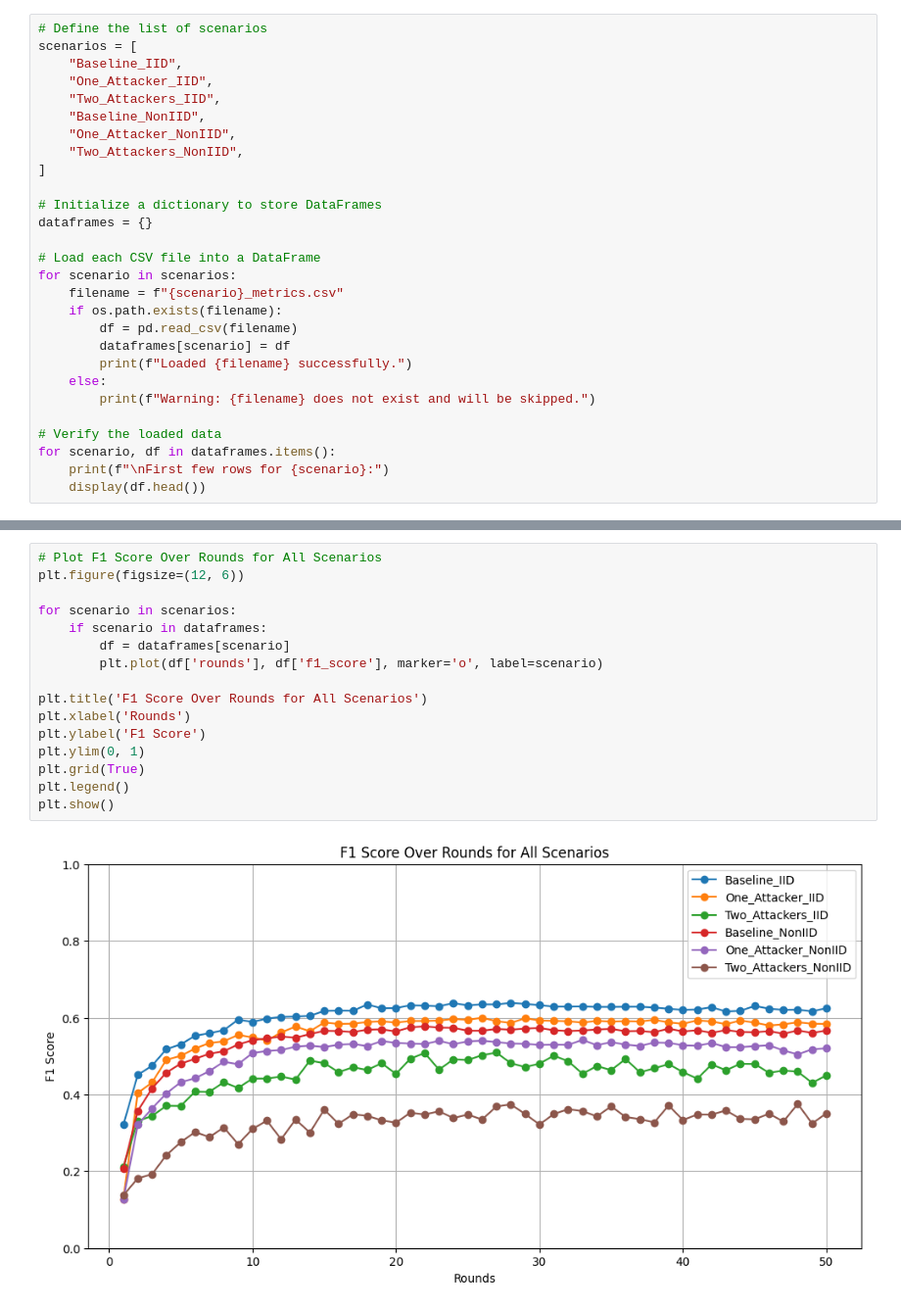
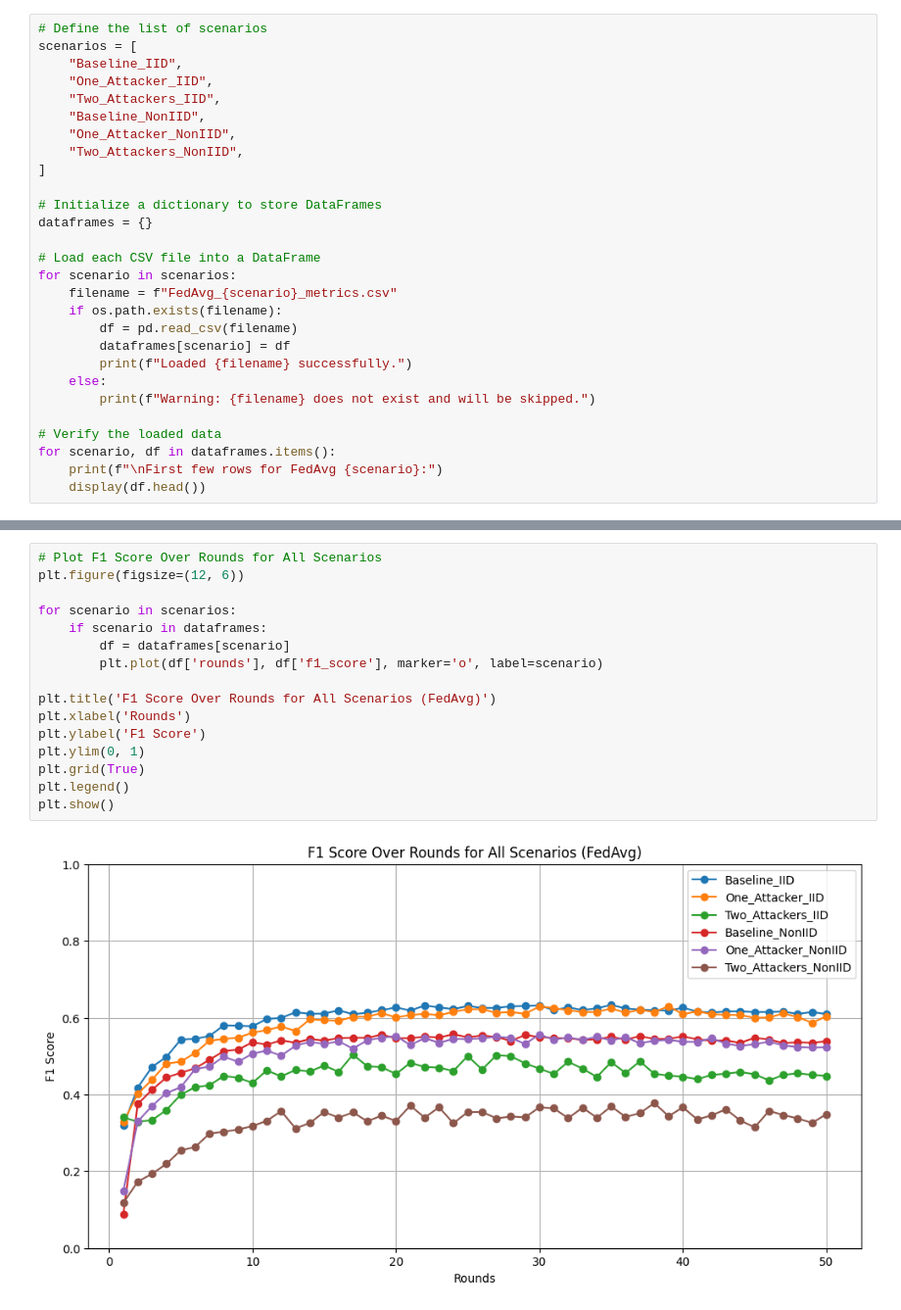
Before and after one commit to YouDontKnowWho/AiSafety-Assignment, a Jupyter notebook: 2.1_FedAvg.ipynb, the cells around one changed output, grey strips where cells are left out. Shown at 98% size. Cells and saved outputs as stored; diff of their text form.

```diff
--- a/2.1_FedAvg.ipynb
+++ b/2.1_FedAvg.ipynb
@@ -449,7 +523,7 @@ dataframes = {}
 
 # Load each CSV file into a DataFrame
 for scenario in scenarios:
-    filename = f"{scenario}_metrics.csv"
+    filename = f"FedAvg_{scenario}_metrics.csv"
     if os.path.exists(filename):
         df = pd.read_csv(filename)
         dataframes[scenario] = df
@@ -459,6 +533,6 @@ for scenario in scenarios:
 
 # Verify the loaded data
 for scenario, df in dataframes.items():
-    print(f"\nFirst few rows for {scenario}:")
+    print(f"\nFirst few rows for FedAvg {scenario}:")
     display(df.head())
 # %% [output]
@@ -570,21 +647,21 @@ plt.show()
 # %%
 # Plot F1 Score Over Rounds for All Scenarios
 plt.figure(figsize=(12, 6))
 
 for scenario in scenarios:
     if scenario in dataframes:
         df = dataframes[scenario]
         plt.plot(df['rounds'], df['f1_score'], marker='o', label=scenario)
 
-plt.title('F1 Score Over Rounds for All Scenarios')
+plt.title('F1 Score Over Rounds for All Scenarios (FedAvg)')
 plt.xlabel('Rounds')
 plt.ylabel('F1 Score')
 plt.ylim(0, 1)
 plt.grid(True)
 plt.legend()
 plt.show()
 # %% [output]
-[figure, old version]
+[figure, new version]
 # %%
 # Plot F1 Score Over Rounds for All Scenarios
 plt.figure(figsize=(12, 6))
```
Also changed, not shown: parts of 9 cells of this notebook, 8 other files.
